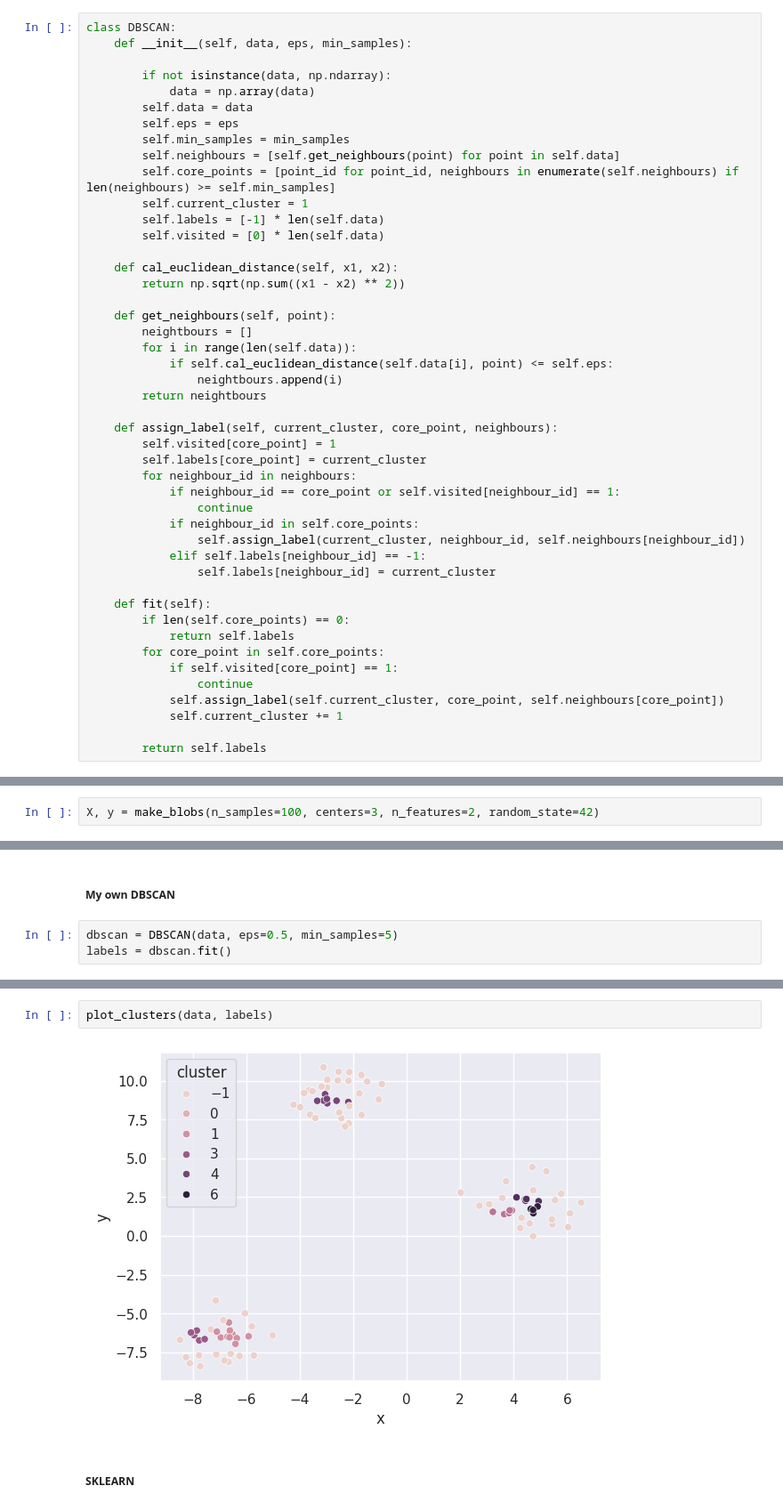
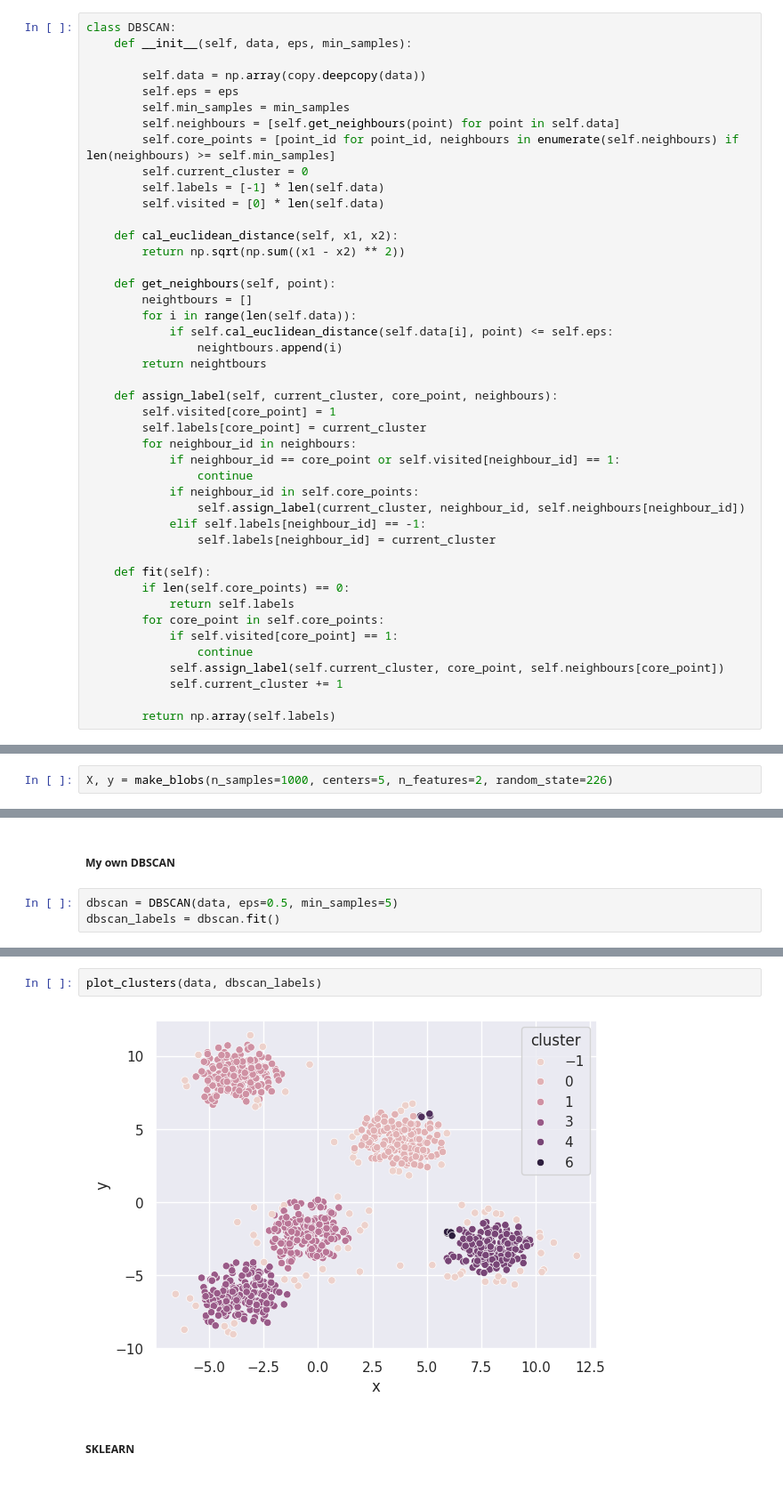
Before and after one commit to hienhayho/VAE, a Jupyter notebook: dbscan.ipynb, the cells around one changed output, grey strips where cells are left out. Shown at 89% size. Saved outputs shown, nothing was run; the diff lists cells and outputs as text.

```diff
--- a/dbscan.ipynb
+++ b/dbscan.ipynb
@@ -56,14 +57,12 @@ plot_data(x)
 class DBSCAN:
     def __init__(self, data, eps, min_samples):
 
-        if not isinstance(data, np.ndarray):
-            data = np.array(data)
-        self.data = data
+        self.data = np.array(copy.deepcopy(data))
         self.eps = eps
         self.min_samples = min_samples
         self.neighbours = [self.get_neighbours(point) for point in self.data]
         self.core_points = [point_id for point_id, neighbours in enumerate(self.neighbours) if len(neighbours) >= self.min_samples]
-        self.current_cluster = 1
+        self.current_cluster = 0
         self.labels = [-1] * len(self.data)
         self.visited = [0] * len(self.data)
 
@@ -97,7 +96,7 @@ class DBSCAN:
             self.assign_label(self.current_cluster, core_point, self.neighbours[core_point])
             self.current_cluster += 1
 
-        return self.labels
+        return np.array(self.labels)
 # %% [markdown]
 ##### TEST WITH MY DBSCAN
 # %%
@@ -140,7 +139,7 @@ plot_clusters(x, clusters)
 # %%
 from sklearn.datasets import make_blobs
 # %%
-X, y = make_blobs(n_samples=100, centers=3, n_features=2, random_state=42)
+X, y = make_blobs(n_samples=1000, centers=5, n_features=2, random_state=226)
 # %%
 data = pd.DataFrame(X, columns=['x', 'y']).to_numpy()
 # %%
@@ -171,4 +160,4 @@ plot_data(data)
 ##### My own DBSCAN
 # %%
 dbscan = DBSCAN(data, eps=0.5, min_samples=5)
-labels = dbscan.fit()
+dbscan_labels = dbscan.fit()
@@ -175,7 +184,7 @@ labels = dbscan.fit()
 # %%
-plot_clusters(data, labels)
+plot_clusters(data, dbscan_labels)
 # %% [output]
-[figure, old version]
+[figure, new version]
 # %% [markdown]
 ##### SKLEARN
 # %%
```
Also changed, not shown: parts of 6 cells of this notebook.
